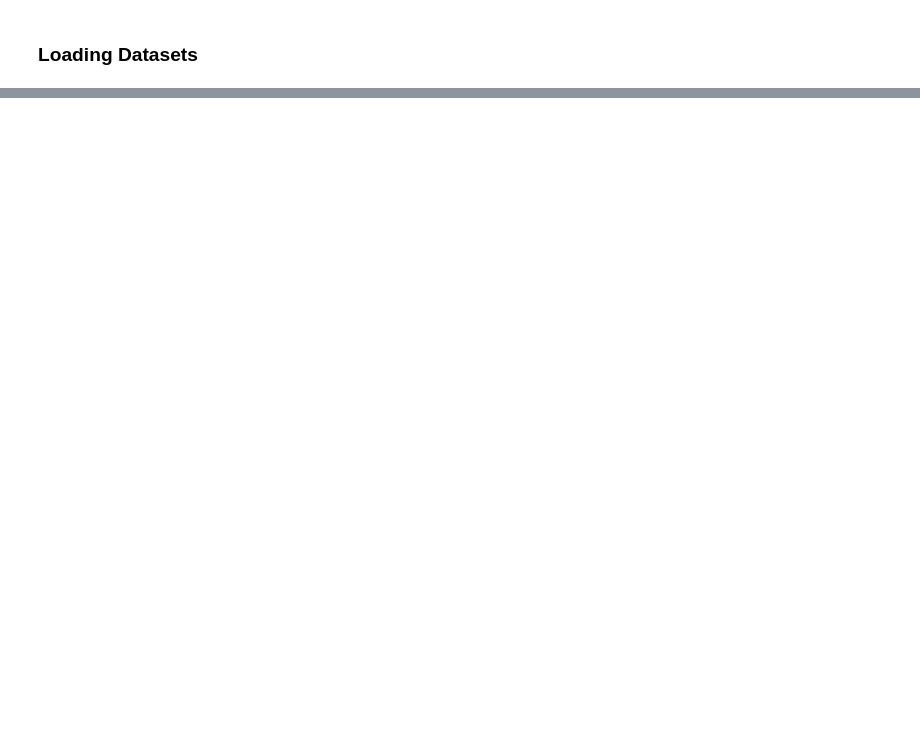
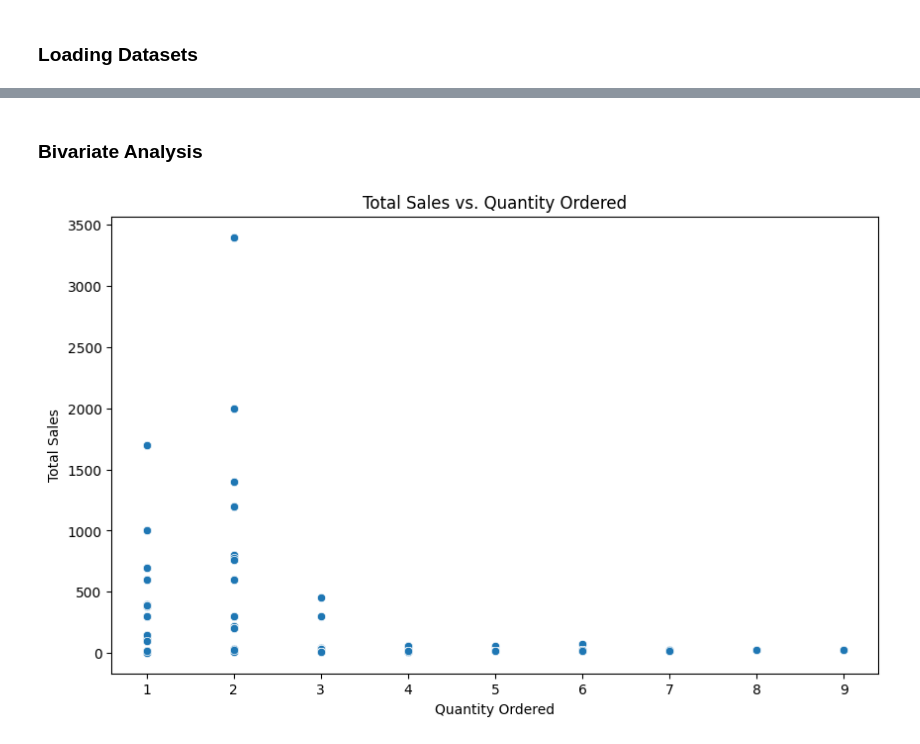
Before and after one commit to Josiegithub/Capstone-Project-Sales-Analysis, a Jupyter notebook: Sales Analysis Project.ipynb, the cells around one changed output, grey strips where cells are left out. Saved outputs shown, nothing was run; the diff lists cells and outputs as text; code cells hidden in the pictures; blank space fills up the shorter version.

```diff
--- a/Sales Analysis Project.ipynb
+++ b/Sales Analysis Project.ipynb
@@ -41,0 +514,12 @@ DRIVER={SQL Server};SERVER=None;DATABASE=None;UID=None;PWD=None
+# %%
+# Split time into a new column
+Merged_df1_cleaned['Order Time'] = Merged_df1_cleaned['Order Date'].dt.time
+
+# Create a new column for the month (in numeric format)
+Merged_df1_cleaned['Order Month'] = Merged_df1_cleaned['Order Date'].dt.month
+
+# Sort the dataframe by the new 'Order Month' column in ascending order
+Merged_df1_cleaned = Merged_df1_cleaned.sort_values(by='Order Month').reset_index(drop=True)
+
+# Display the first few rows to verify the changes
+print(Merged_df1_cleaned[['Order Date', 'Order Time', 'Order Month']].head())
@@ -41,0 +651,13 @@ DRIVER={SQL Server};SERVER=None;DATABASE=None;UID=None;PWD=None
+# %% [markdown]
+### Bivariate Analysis
+# %%
+# Bivariate Analysis
+# 1. Total Sales vs. Quantity Ordered
+plt.figure(figsize=(10, 6))
+sns.scatterplot(x='Quantity Ordered', y='Total Sales', data=Merged_df1_cleaned)
+plt.title('Total Sales vs. Quantity Ordered')
+plt.xlabel('Quantity Ordered')
+plt.ylabel('Total Sales')
+plt.show()
+# %% [output]
+[figure, added]
```
Also changed, not shown: parts of 68 cells of this notebook, 3 other files.
